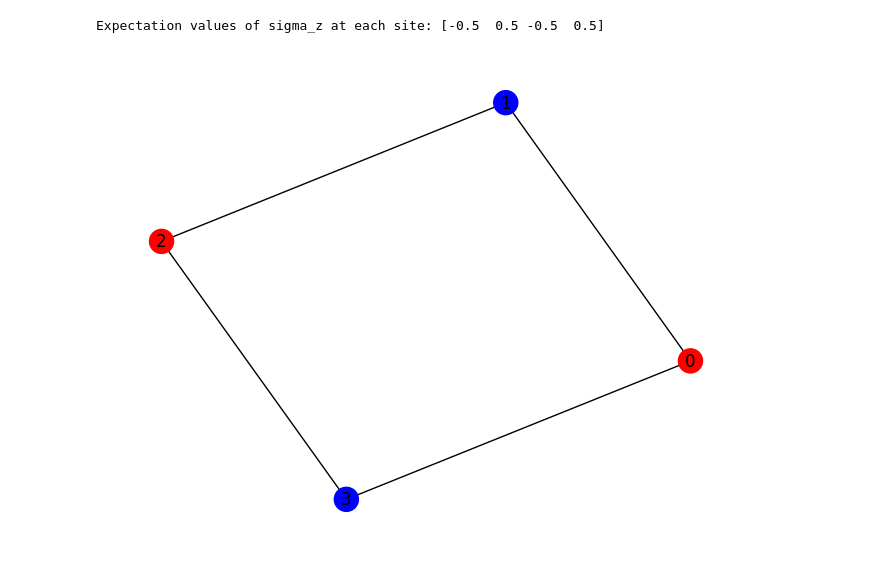
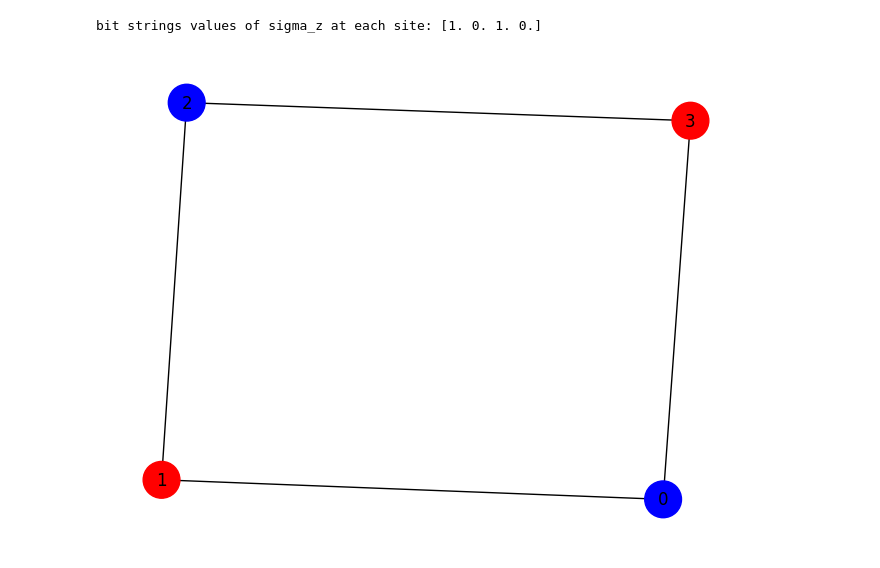
Before and after one commit to Khadijah-Trawally/QuantumGraphColoring, a Jupyter notebook: test_graph_coloring_hamiltonian.ipynb, the cells around one changed output. Saved outputs shown, nothing was run; the diff lists cells and outputs as text; code cells hidden in the pictures.

```diff
--- a/test_graph_coloring_hamiltonian.ipynb
+++ b/test_graph_coloring_hamiltonian.ipynb
@@ -363,37 +406,15 @@ def generate_ising_hamiltonian(n, c, G, lambda1 = 4, lambda2 = -2):
-# %%
-def color_graph(solution, G):
-    """
-    Color the nodes of a graph based on the solution vector and draw the graph.
-
-    Parameters:
-    solution : np.ndarray
-        Solution vector, where each value corresponds to a node in the graph.
-        A value less than 0 colors the node red, and a value greater than or equal to 0 colors the node blue.
-    G : networkx.Graph
-        The graph to be colored and drawn.
-
-    Returns:
-    matplotlib.pyplot.Axes
-        The matplotlib Axes object with the drawn graph.
-    """
-    node_colors = ['red' if val < 0 else 'blue' for val in solution]
-
-    # Draw the graph with node colors
-    graph = nx.draw(G, with_labels=True, node_color=node_colors)
-
-    return graph
-
-if __name__ == '__main__':
-
-  N = 4
-  C = 2
-
-  solution = generate_ising_hamiltonian(N, C, G, lambda1 = 4, lambda2 = -2)
-
-  graph = color_graph(solution, G)
-
-  graph
-# %% [output]
-Expectation values of sigma_z at each site: [-0.5  0.5 -0.5  0.5]
-[figure, removed]
+# %%
+
+if __name__ == '__main__':
+
+  N = 4
+  C = 2
+  result = generate_ising_hamiltonian(N, C, G, lambda1 = 4, lambda2 = -2)
+  node_colors = assign_color(result, C)
+
+
+  graph = draw_graph(N, edges, node_colors)
+# %% [output]
+bit strings values of sigma_z at each site: [1. 0. 1. 0.]
+[figure, added]
 # %%
```
Also changed, not shown: parts of 12 cells of this notebook.
